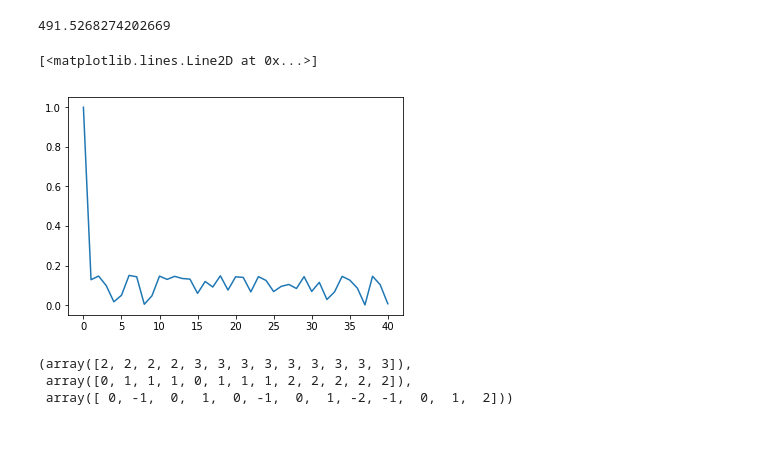
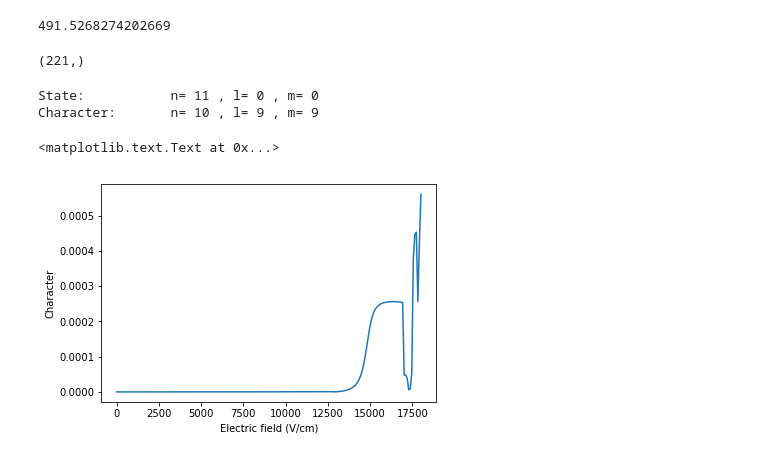
Before and after one commit to aa-morgan/Rydberg_helium_Stark, a Jupyter notebook: starkhelium/Transition dipole moments.ipynb, the cells around one changed output. Saved outputs shown, nothing was run; the diff lists cells and outputs as text; code cells hidden in the pictures.

```diff
--- a/starkhelium/Transition dipole moments.ipynb
+++ b/starkhelium/Transition dipole moments.ipynb
@@ -14,8 +14,8 @@ transition_dipole_moment
 # %%
 # In an electric field (with B=0)
 # quantum numbers
-nmin = 20
-nmax = 21
+nmin = 10
+nmax = 11
 S = 1
 n_vals, L_vals, m_vals = get_nlm_vals(nmin, nmax)
 J_vals = get_J_vals(S, L_vals, 1)
@@ -31,7 +31,7 @@ H_0 = np.diag(En)
 mat_S = stark_matrix(neff, L_vals, m_vals, field_orientation)
 # %%
 # specify the electric field
-field = np.linspace(0.00, 100000000.00, 41) # V /cm
+field = np.linspace(0.00, 18000.0, 201) # V /cm
 field_au = field * 100 * e * a_0 / En_h
 # specify the magnetic field (in Telsa)
 #B_z = 1.5776E-3
@@ -41,14 +41,21 @@ field_au = field * 100 * e * a_0 / En_h
 #H_Z = np.diag(E_zeeman(m_vals, B_z_au))
 # diagonalise for each field
 eig_vals, eig_vecs = stark_map_vec(H_0, mat_S, field_au)
-# %%
-plt.plot(np.abs(eig_vecs[:,2,2]))
-# %% [output]
-[<matplotlib.lines.Line2D at 0x...>]
-[figure, removed]
-# %%
-n_vals, L_vals, m_vals
-# %% [output]
-(array([2, 2, 2, 2, 3, 3, 3, 3, 3, 3, 3, 3, 3]),
- array([0, 1, 1, 1, 0, 1, 1, 1, 2, 2, 2, 2, 2]),
- array([ 0, -1,  0,  1,  0, -1,  0,  1, -2, -1,  0,  1,  2]))
+# %%
+np.shape(eig_vals[10])
+# %% [output]
+(221,)
+# %%
+state = 100
+character = 99
+print('State: \t\t n=', n_vals[state], ', l=', L_vals[state], ', m=', m_vals[state])
+print('Character: \t n=', n_vals[character], ', l=', L_vals[character], ', m=', m_vals[character])
+
+plt.plot(field, np.abs(eig_vecs[:,character,state]))
+plt.xlabel('Electric field (V/cm)')
+plt.ylabel('Character')
+# %% [output]
+State:           n= 11 , l= 0 , m= 0
+Character:       n= 10 , l= 9 , m= 9
+<matplotlib.text.Text at 0x...>
+[figure, added]
```
Also changed, not shown: parts of 2 cells of this notebook.
